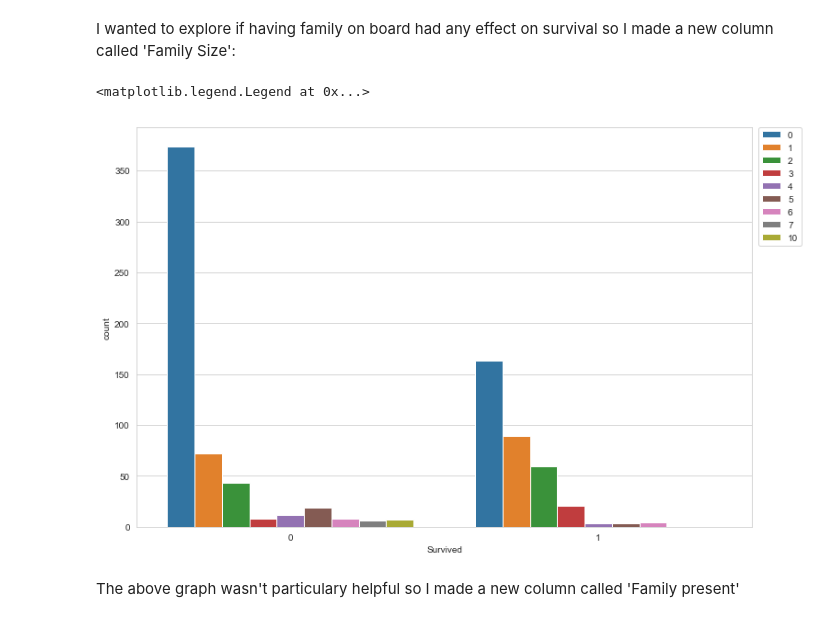
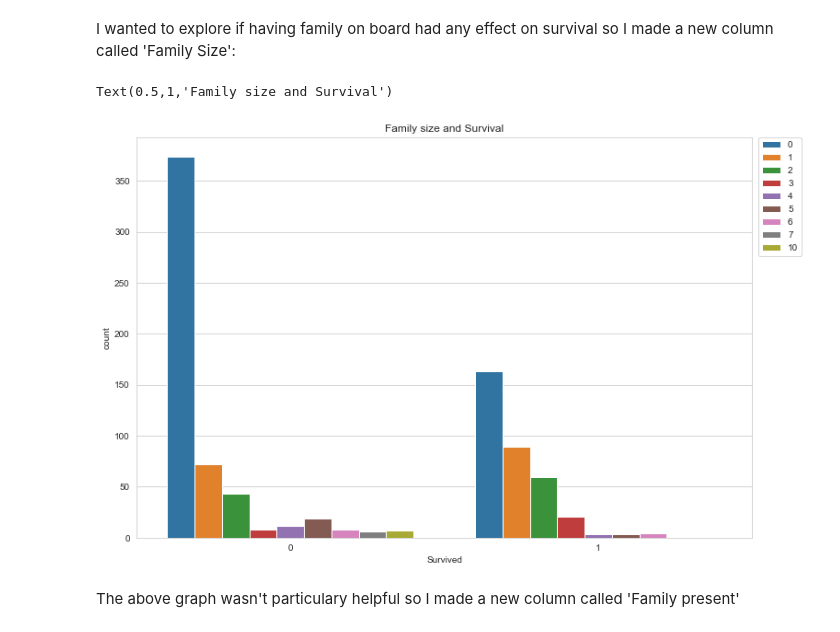
Before and after one commit to agrai1/Predicting-Survivors, a Jupyter notebook: Kaggle challenge - titanic - 9-6-18.ipynb, the cells around one changed output. Drawn from its saved outputs; the diff is of its cells as text; code cells hidden in the pictures.

```diff
--- a/Kaggle challenge - titanic - 9-6-18.ipynb
+++ b/Kaggle challenge - titanic - 9-6-18.ipynb
@@ -161,13 +216,12 @@ I wanted to explore if having family on board had any effect on survival so I ma
 df['Family Size'] = df['SibSp'] + df['Parch']
 # %%
 plt.figure(figsize=(12,8))
-
 sns.countplot(x='Survived',hue='Family Size',data=df)
-
 plt.legend(bbox_to_anchor=(1.01, 1), loc=2, borderaxespad=0.)
+plt.title('Family size and Survival')
 # %% [output]
-<matplotlib.legend.Legend at 0x...>
+Text(0.5,1,'Family size and Survival')
-[figure, old version]
+[figure, new version]
 # %% [markdown]
 The above graph wasn't particulary helpful so I made a new column called 'Family present'
 # %%
```
Also changed, not shown: parts of 41 cells of this notebook.
